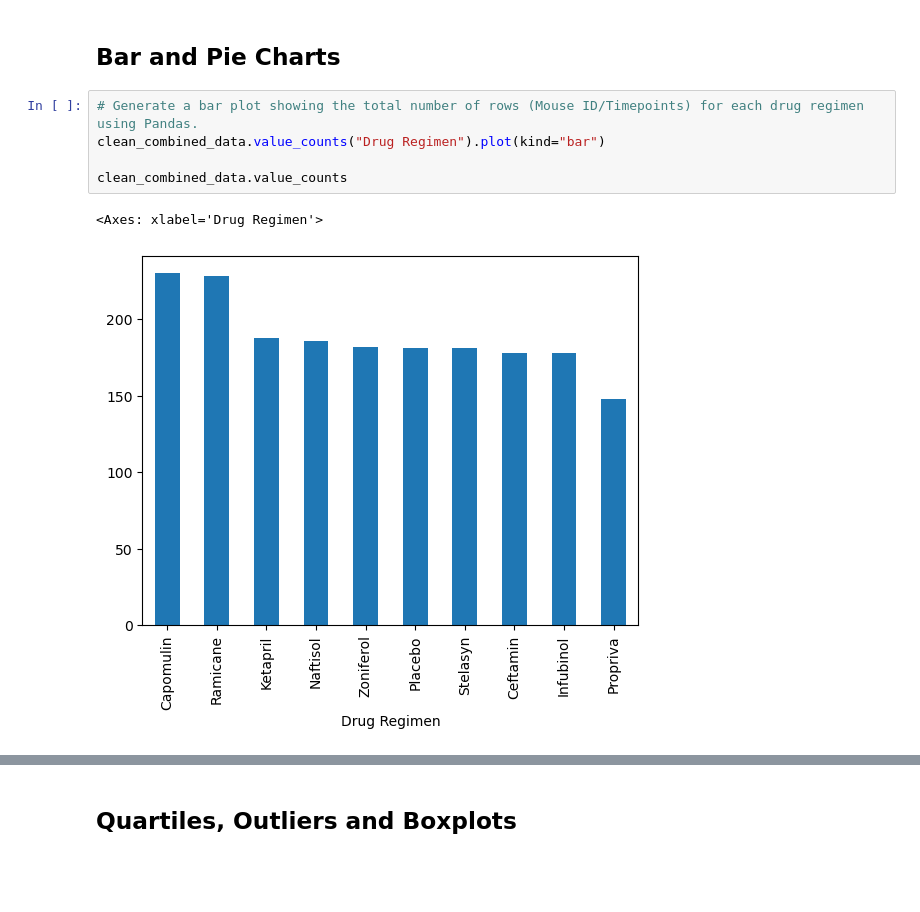
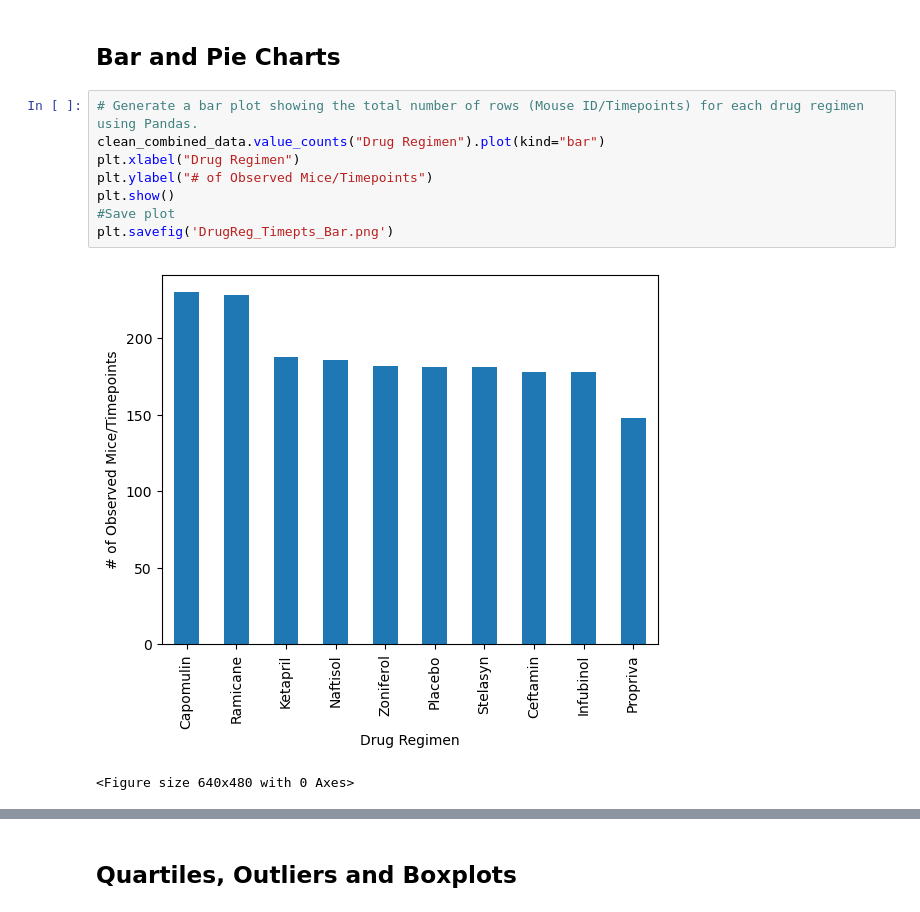
Before and after one commit to CJunger/Plot_Pymaceuticals, a Jupyter notebook: pymaceuticals_starter.ipynb, the cells around one changed output, grey strips where cells are left out. Saved outputs shown, nothing was run; the diff lists cells and outputs as text; blank space fills up the shorter version.

```diff
--- a/pymaceuticals_starter.ipynb
+++ b/pymaceuticals_starter.ipynb
@@ -120,8 +121,11 @@ clean_combined_data.groupby("Drug Regimen").agg({'Tumor Volume (mm3)': ['mean',
 # %%
 # Generate a bar plot showing the total number of rows (Mouse ID/Timepoints) for each drug regimen using Pandas.
 clean_combined_data.value_counts("Drug Regimen").plot(kind="bar")
-
-clean_combined_data.value_counts
+plt.xlabel("Drug Regimen")
+plt.ylabel("# of Observed Mice/Timepoints")
+plt.show()
+#Save plot
+plt.savefig('DrugReg_Timepts_Bar.png')
 # %% [output]
+[figure, new version]
-<Axes: xlabel='Drug Regimen'>
+<Figure size 640x480 with 0 Axes>
-[figure, old version]
```
Also changed, not shown: parts of 15 cells of this notebook, 4 other files.
